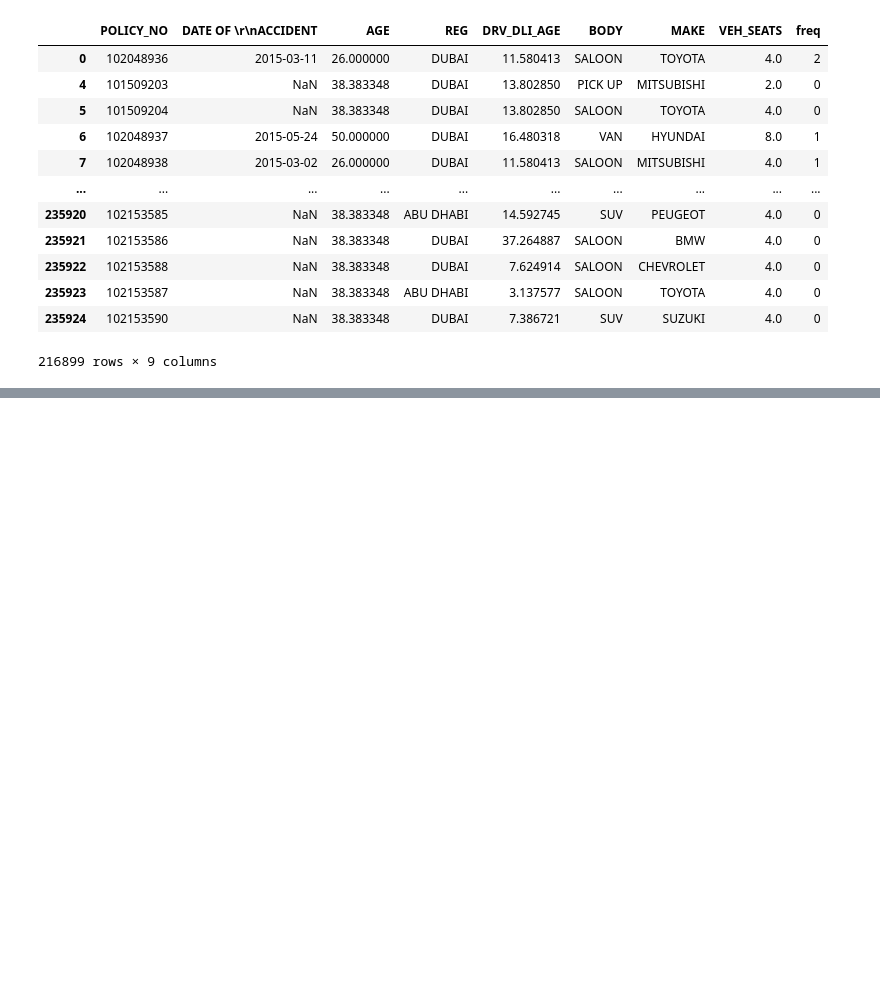
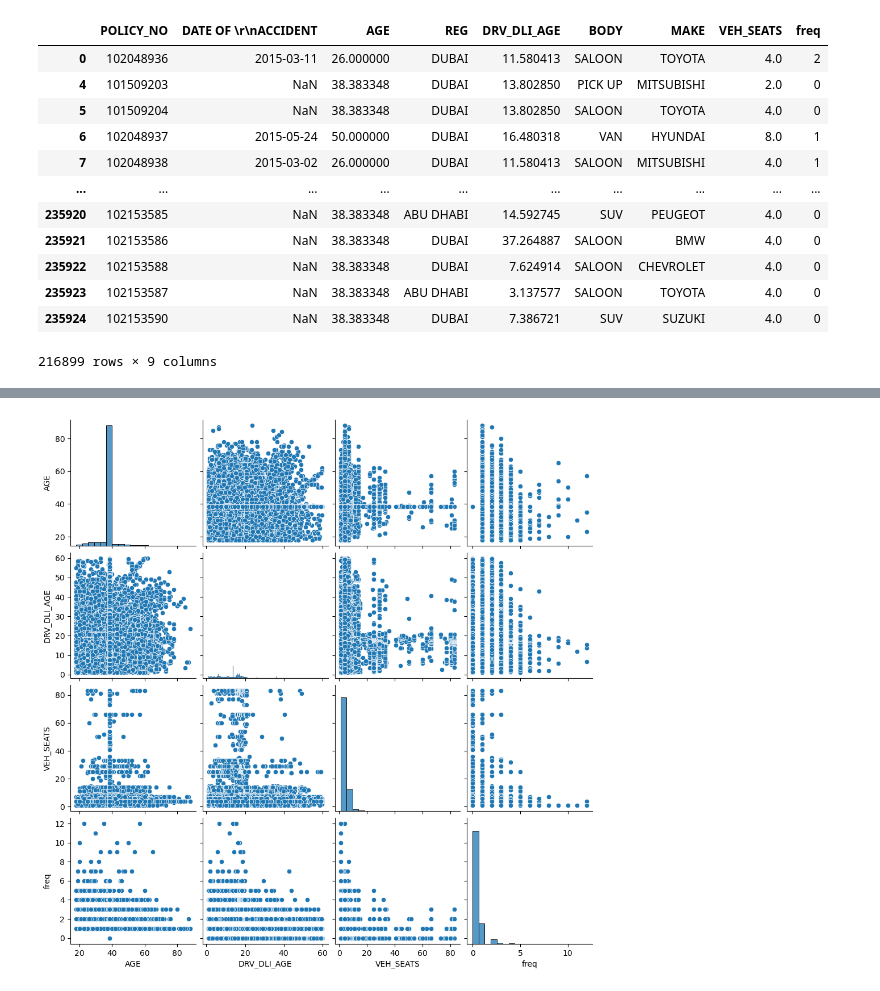
Before and after one commit to charbel-98/insurance-ML, a Jupyter notebook: frequency.ipynb, the cells around one changed output, grey strips where cells are left out. Saved outputs shown, nothing was run; the diff lists cells and outputs as text; code cells hidden in the pictures; blank space fills up the shorter version.

```diff
--- a/frequency.ipynb
+++ b/frequency.ipynb
@@ -56,0 +81,5 @@ frequency
+# %%
+sns.pairplot(frequency[['AGE', 'DRV_DLI_AGE', 'VEH_SEATS', 'freq']])
+plt.show()
+# %% [output]
+[figure, added]
```
Also changed, not shown: parts of 6 cells of this notebook, 3 other files.
